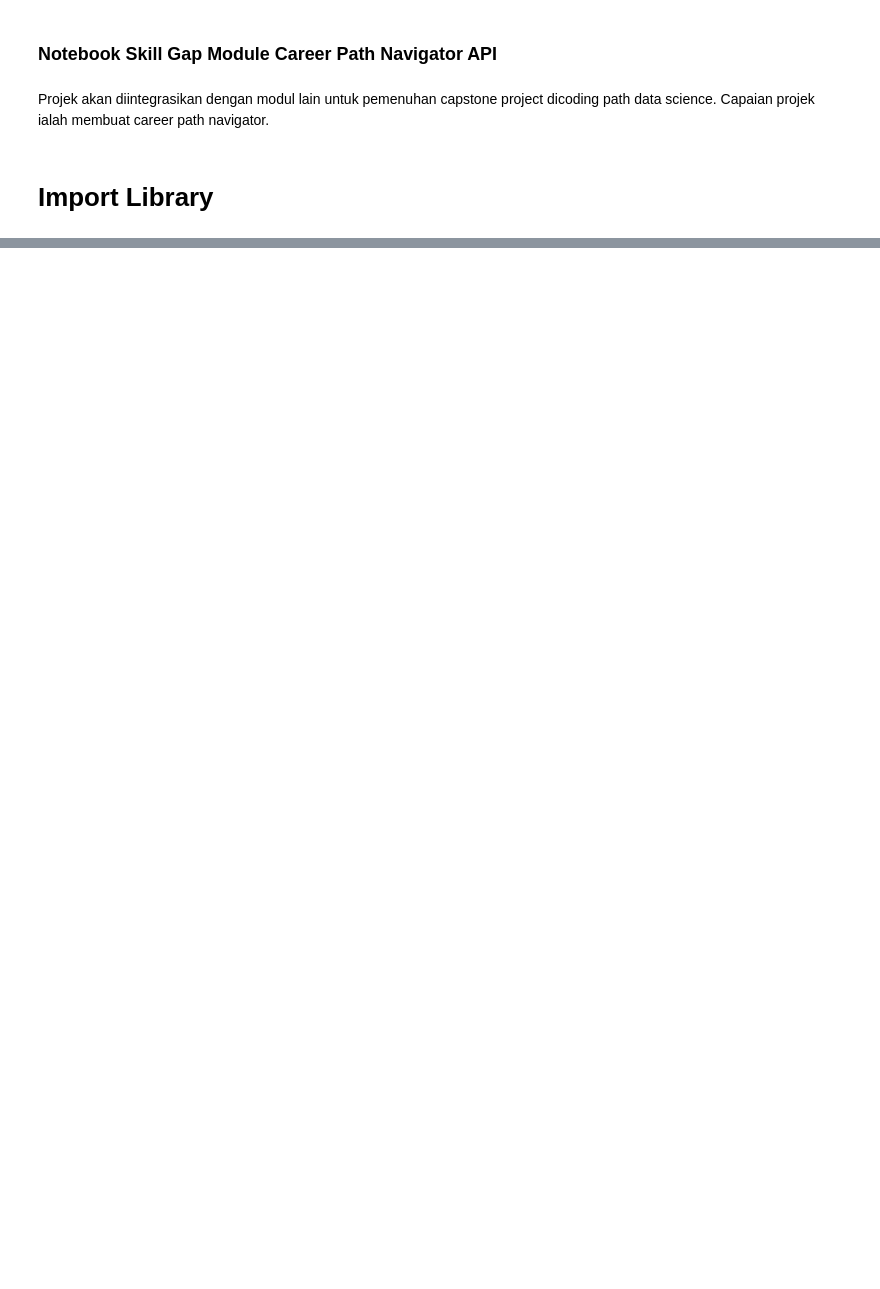
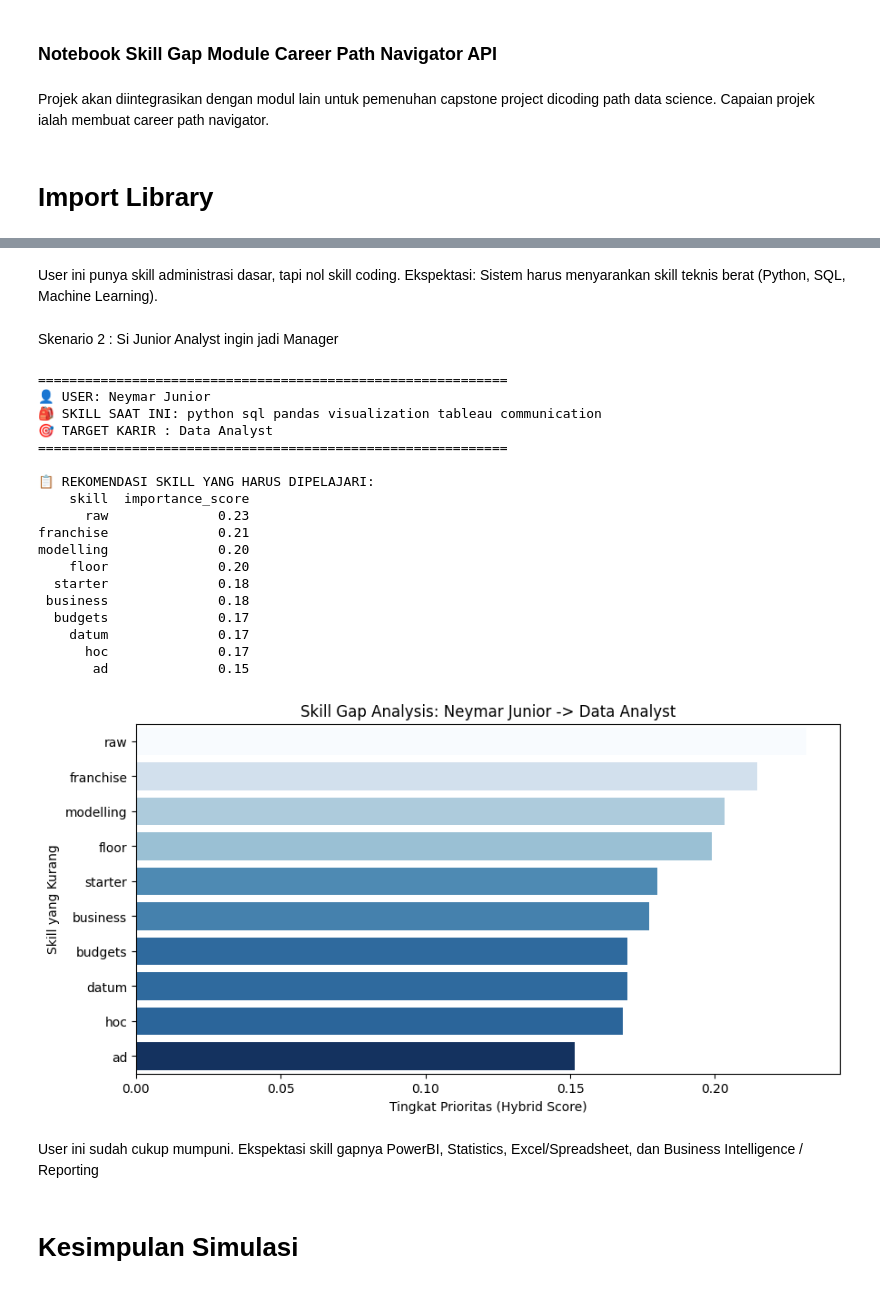
Before and after one commit to muhanangmahrub/Career-Path-Navigator, a Jupyter notebook: notebooks/abrar/notebook.ipynb, the cells around one changed output, grey strips where cells are left out. Drawn from its saved outputs; the diff is of its cells as text; code cells hidden in the pictures; blank space fills up the shorter version.

```diff
--- a/notebooks/abrar/notebook.ipynb
+++ b/notebooks/abrar/notebook.ipynb
@@ -21,0 +267,38 @@ ModuleNotFoundError: No module named 'pandas'
+# %% [markdown]
+User ini punya skill administrasi dasar, tapi nol skill coding. Ekspektasi: Sistem harus menyarankan skill teknis berat (Python, SQL, Machine Learning).
+# %% [markdown]
+Skenario 2  : Si Junior Analyst ingin jadi Manager
+# %%
+# Sesuaikan target role dengan yang ada di dataset Anda (misal 'Senior Data Analyst' atau 'Data Science Manager')
+# Cek dulu nama job yang tersedia:
+# print(df['job_title'].unique())
+
+simulate_gap(
+    user_name="Neymar Junior",
+    current_skills="python sql pandas visualization tableau communication",
+    target_role="Data Analyst" # Atau role senior lain yang ada di data
+)
+# %% [output]
+============================================================
+👤 USER: Neymar Junior
+🎒 SKILL SAAT INI: python sql pandas visualization tableau communication
+🎯 TARGET KARIR : Data Analyst
+============================================================
+
+📋 REKOMENDASI SKILL YANG HARUS DIPELAJARI:
+    skill  importance_score
+      raw              0.23
+franchise              0.21
+modelling              0.20
+    floor              0.20
+  starter              0.18
+ business              0.18
+  budgets              0.17
+    datum              0.17
+      hoc              0.17
+       ad              0.15
+[figure, added]
+# %% [markdown]
+User ini sudah cukup mumpuni. Ekspektasi skill gapnya PowerBI, Statistics, Excel/Spreadsheet, dan Business Intelligence / Reporting
+# %% [markdown]
+# Kesimpulan Simulasi
```
Also changed, not shown: parts of 20 cells of this notebook, 2 other files.
